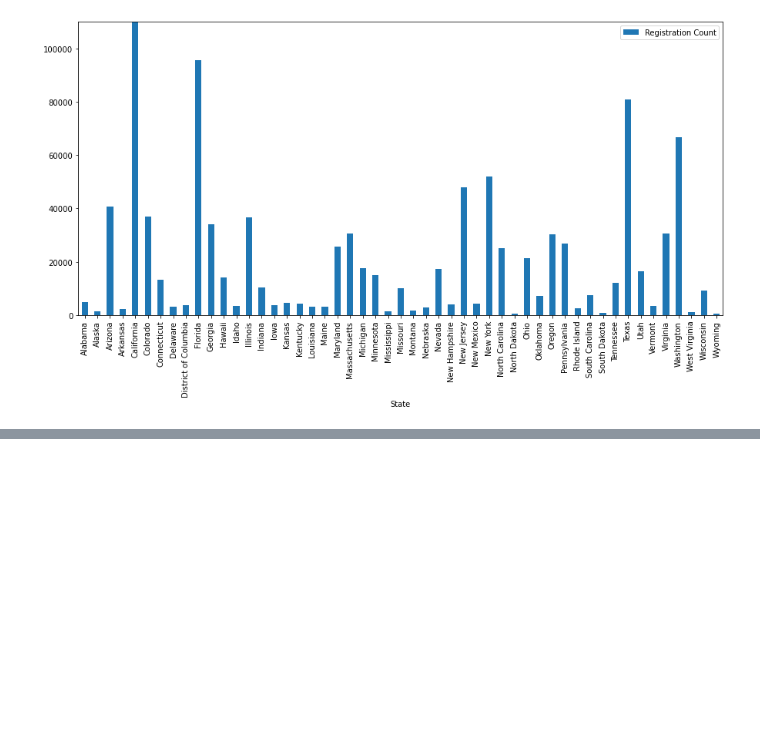
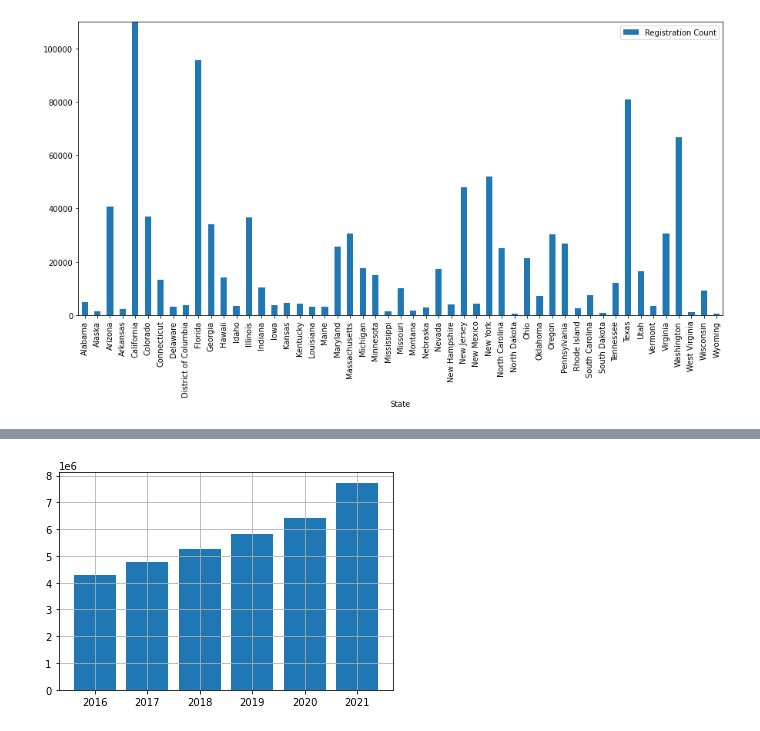
Before and after one commit to nhle95/Project1_group4, a Jupyter notebook: Electric_Car_Count.ipynb, the cells around one changed output, grey strips where cells are left out. Saved outputs shown, nothing was run; the diff lists cells and outputs as text; code cells hidden in the pictures; blank space fills up the shorter version.

```diff
--- a/Electric_Car_Count.ipynb
+++ b/Electric_Car_Count.ipynb
@@ -11,3 +14,10 @@ df.plot(kind='bar',figsize=(15,7), ylim=(0,110000))
 plt.show()
 # %% [output]
 [figure]
+# %%
+vehicleReg21=pd.read_excel(r'VehicleRegistrationByTypeCount.xlsx', sheet_name='2021')
+vehicleReg20=pd.read_excel(r'VehicleRegistrationByTypeCount.xlsx', sheet_name='2020')#imports the excel file based on sheet named 2020
+vehicleReg19=pd.read_excel(r'VehicleRegistrationByTypeCount.xlsx', sheet_name='2019')#imports the excel file based on sheet named 2019
+vehicleReg18=pd.read_excel(r'VehicleRegistrationByTypeCount.xlsx', sheet_name='2018', header=1) #imports the excel file based on sheet named 2018
+vehicleReg17=pd.read_excel(r'VehicleRegistrationByTypeCount.xlsx', sheet_name='2017', header=1) #header=1 skips first line and makes second line the headers
+vehicleReg16=pd.read_excel(r'VehicleRegistrationByTypeCount.xlsx', sheet_name='2016', header=1)
@@ -13,0 +31,15 @@ plt.show()
+# %%
+# reduced the columns to only EV, PHEV, and HEV registrations
+vehicleReg21= vehicleReg21[['State', 'Electric (EV)', 'Plug-In Hybrid Electric (PHEV)','Hybrid Electric (HEV)']]
+vehicleReg20= vehicleReg20[['State', 'Electric (EV)', 'Plug-In Hybrid Electric (PHEV)','Hybrid Electric (HEV)']]
+vehicleReg19= vehicleReg19[['State', 'Electric (EV)', 'Plug-In Hybrid Electric (PHEV)','Hybrid Electric (HEV)']]
+vehicleReg18= vehicleReg18[['State', 'Electric (EV)', 'Plug-In Hybrid Electric (PHEV)','Hybrid Electric (HEV)']]
+vehicleReg17= vehicleReg17[['State', 'Electric (EV)', 'Plug-In Hybrid Electric (PHEV)','Hybrid Electric (HEV)']]
+vehicleReg16= vehicleReg16[['State', 'Electric (EV)', 'Plug-In Hybrid Electric (PHEV)','Hybrid Electric (HEV)']]
+#set index to states
+vehicleReg21=vehicleReg21.set_index('State')
+vehicleReg20=vehicleReg20.set_index('State')
+vehicleReg19=vehicleReg19.set_index('State')
+vehicleReg18=vehicleReg18.set_index('State')
+vehicleReg17=vehicleReg17.set_index('State')
+vehicleReg16=vehicleReg16.set_index('State')
@@ -13,0 +139,16 @@ plt.show()
+# %%
+US16total=vehicleReg16.iloc[-1,-1]
+US17total=vehicleReg17.iloc[-1,-1]
+US18total=vehicleReg18.iloc[-1,-1]
+US19total=vehicleReg19.iloc[-1,-1]
+US20total=vehicleReg20.iloc[-1,-1]
+US21total=vehicleReg21.iloc[-1,-1]
+Totals=[US16total,US17total,US18total,US19total,US20total,US21total]
+Totals
+Years=[2016,2017,2018,2019,2020,2021]
+# %%
+plt.bar(Years,Totals)
+plt.grid()
+plt.show()
+# %% [output]
+[figure, added]
```
Also changed, not shown: parts of 10 cells of this notebook.
